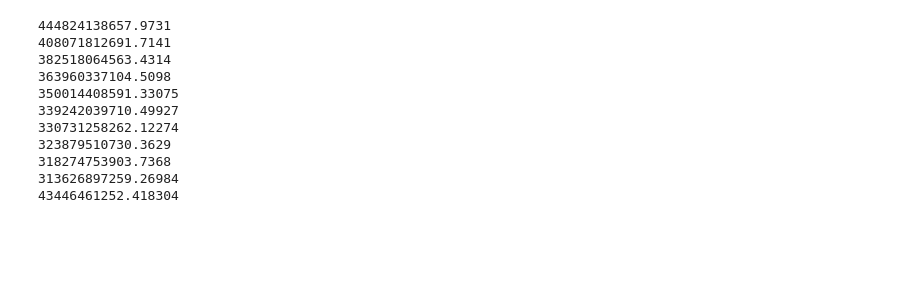
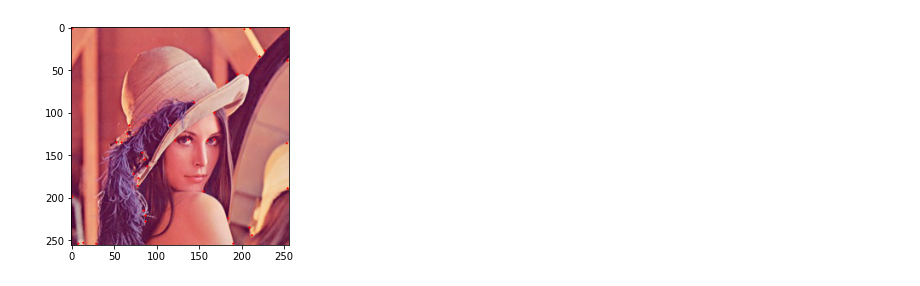
Before and after one commit to Shaswat2001/Harris_Corner_Detector, a Jupyter notebook: Harris Corner Detector.ipynb, the cells around one changed output. Drawn from its saved outputs; the diff is of its cells as text; code cells hidden in the pictures; blank space fills up the shorter version.

Commit message:
added adaptive NMR

```diff
--- a/Harris Corner Detector.ipynb
+++ b/Harris Corner Detector.ipynb
@@ -12,6 +15,9 @@ image=Image.open('Data/bicycle.bmp')
 img_arr=np.array(image)
 # %%
 def rgb2gray(image):
+    '''
+    Converts Color Image (RGB) to GrayScale Image
+    '''
     gray=cv2.cvtColor(image,cv2.COLOR_BGR2GRAY)
     return gray
 # %%
@@ -69,15 +97,50 @@ def add_padding(I,H):
     return I
 # %%
 def convolution(img,H):
-
+    '''
+    Performs Convolution Operation
+    '''
+    # Adds padding to the image
     I_pad=add_padding(img,H)
 
+    # convolution array
     conv=np.zeros(img.shape)
+    # Mask is inverted about X and then about Y
+    H=np.rot90(np.rot90(H))
 
     for i in range(img.shape[0]):
         for j in range(img.shape[1]):
+            # Window in the image
             window=I_pad[i:i+H.shape[0],j:j+H.shape[1]]
             conv[i,j]=np.sum(window*H)
 
     return conv
+# %%
+def NMR(matrix):
+    points=[]
+    for k in matrix.keys():
+        max_R=0
+        for i in range(k[0]-1,k[0]+2):
+            for j in range(k[1]-1,k[1]+2):
+
+                if (i,j) in matrix.keys():
+
+                    if matrix[(i,j)]>max_R:
+                        pt=(i,j)
+                        max_R=matrix[(i,j)]
+        if pt not in points:
+            points.append(pt)
+
+    return points
+# %%
+def adaptive_NMR(matrix):
+    I_sort = dict(sorted(matrix.items(), key=lambda item: item[1],reverse=True))
+    final_pt=[list(I_sort.keys())[0]]
+    for i in I_sort.keys():
+        for j in final_pt:
+            if abs(i[0]-j[0])<=5 and abs(i[1]-j[1])<=5:
+                break
+        else:
+            final_pt.append(i)
+    return final_pt
 # %%
@@ -151,14 +227,4 @@ def harris_detector(I,alpha=0.04):
 # %%
-I,x,y=harris_detector(img_arr)
+I,x,y,points=harris_detector(img_arr,supression='adaptive')
 # %% [output]
-444824138657.9731
-408071812691.7141
-382518064563.4314
-363960337104.5098
-350014408591.33075
-339242039710.49927
-330731258262.12274
-323879510730.3629
-318274753903.7368
-313626897259.26984
-43446461252.418304
+[figure, added]
```
Also changed, not shown: parts of 11 cells of this notebook.
